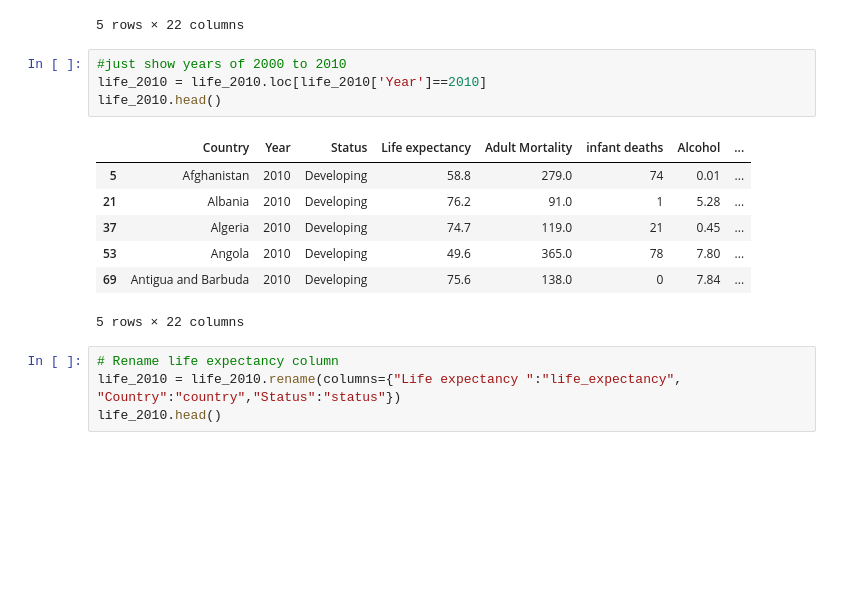
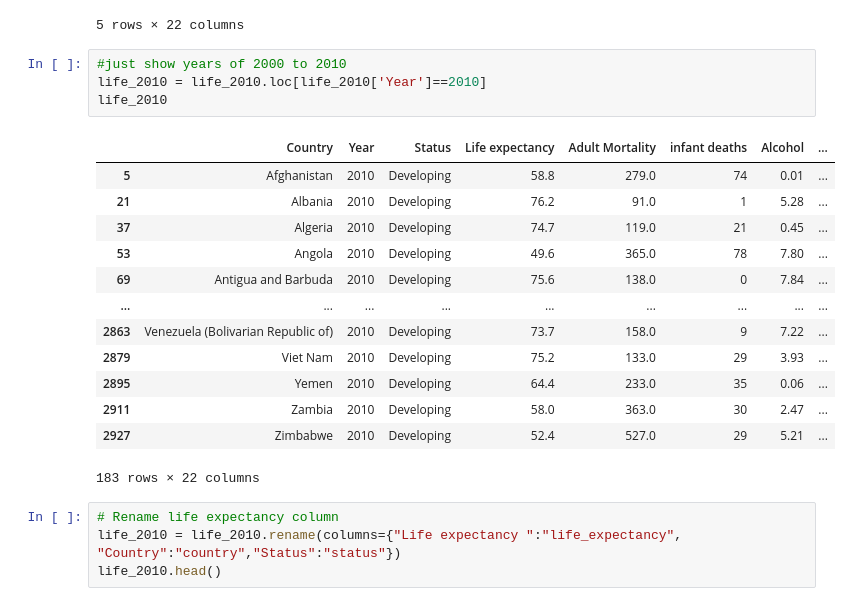
Before and after one commit to tombabjak/ETL_Project, a Jupyter notebook: le.ipynb, the cells around one changed output. Saved outputs shown, nothing was run; the diff lists cells and outputs as text; blank space fills up the shorter version.

```diff
--- a/le.ipynb
+++ b/le.ipynb
@@ -46,15 +46,21 @@ life_2010.head()
 # %%
 #just show years of 2000 to 2010
 life_2010 = life_2010.loc[life_2010['Year']==2010]
-life_2010.head()
+life_2010
 # %% [output]
 |  | Country | Year | Status | Life expectancy | Adult Mortality | infant deaths | Alcohol | ... |
 | 5 | Afghanistan | 2010 | Developing | 58.8 | 279.0 | 74 | 0.01 | ... |
 | 21 | Albania | 2010 | Developing | 76.2 | 91.0 | 1 | 5.28 | ... |
 | 37 | Algeria | 2010 | Developing | 74.7 | 119.0 | 21 | 0.45 | ... |
 | 53 | Angola | 2010 | Developing | 49.6 | 365.0 | 78 | 7.80 | ... |
 | 69 | Antigua and Barbuda | 2010 | Developing | 75.6 | 138.0 | 0 | 7.84 | ... |
+| ... | ... | ... | ... | ... | ... | ... | ... | ... |
+| 2863 | Venezuela (Bolivarian Republic of) | 2010 | Developing | 73.7 | 158.0 | 9 | 7.22 | ... |
+| 2879 | Viet Nam | 2010 | Developing | 75.2 | 133.0 | 29 | 3.93 | ... |
+| 2895 | Yemen | 2010 | Developing | 64.4 | 233.0 | 35 | 0.06 | ... |
+| 2911 | Zambia | 2010 | Developing | 58.0 | 363.0 | 30 | 2.47 | ... |
+| 2927 | Zimbabwe | 2010 | Developing | 52.4 | 527.0 | 29 | 5.21 | ... |
-5 rows × 22 columns
+183 rows × 22 columns
 # %%
 # Rename life expectancy column
 life_2010 = life_2010.rename(columns={"Life expectancy ":"life_expectancy", "Country":"country","Status":"status"})
```
Also changed, not shown: parts of 6 cells of this notebook.
